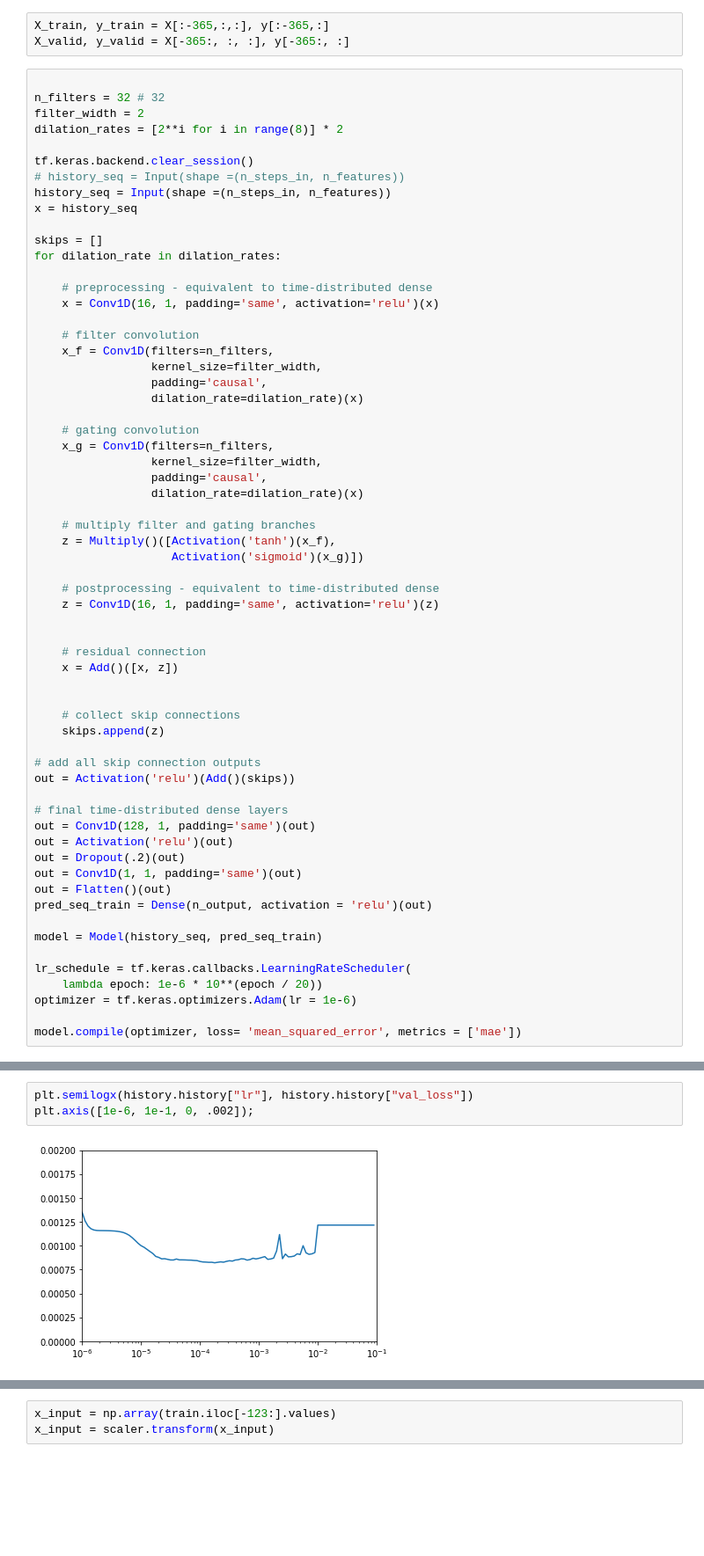
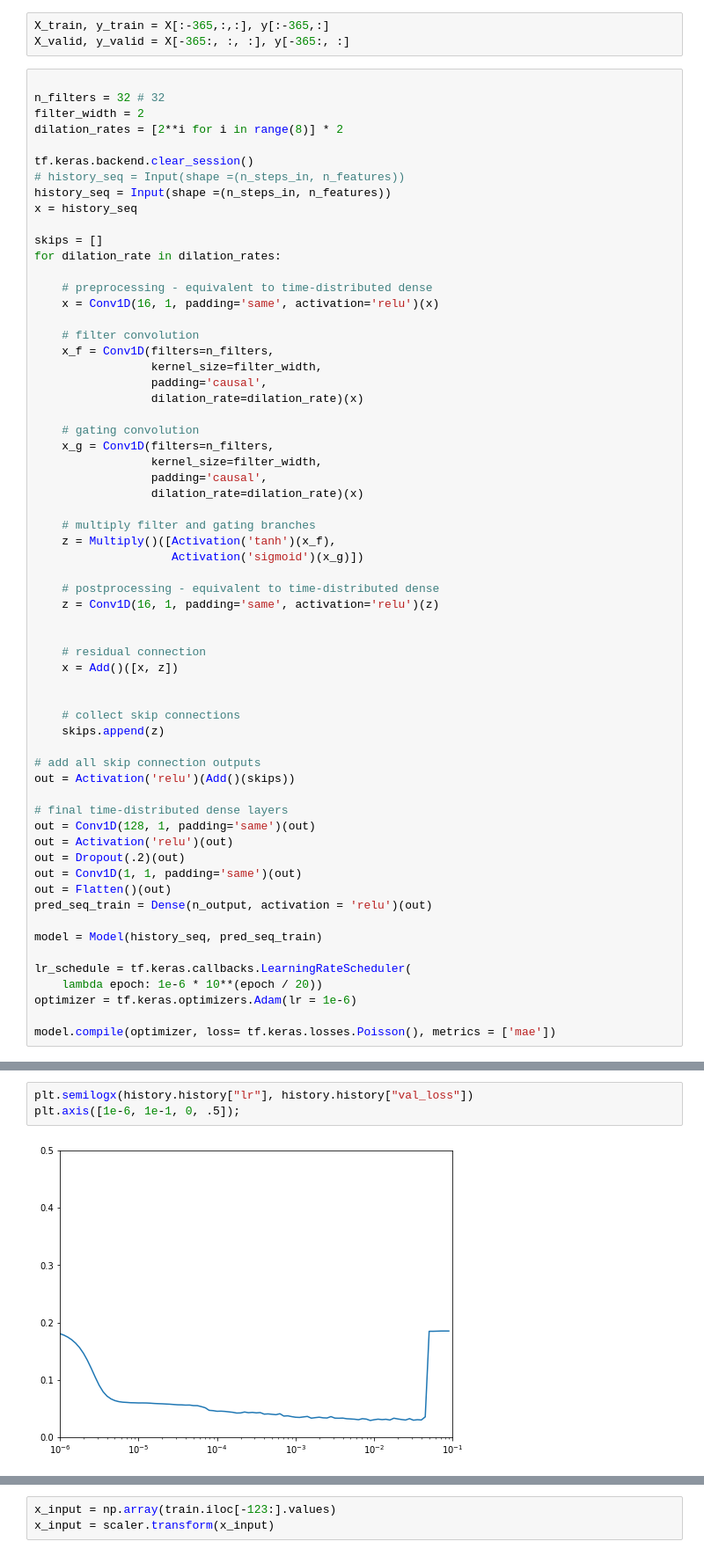
Before and after one commit to albertum1/cfc_team, a Jupyter notebook: 03-DilatedCNN.ipynb, the cells around one changed output, grey strips where cells are left out. Shown at 88% size. Drawn from its saved outputs; the diff is of its cells as text; blank space fills up the shorter version.

```diff
--- a/03-DilatedCNN.ipynb
+++ b/03-DilatedCNN.ipynb
@@ -221,7 +245,7 @@ lr_schedule = tf.keras.callbacks.LearningRateScheduler(
     lambda epoch: 1e-6 * 10**(epoch / 20))
 optimizer = tf.keras.optimizers.Adam(lr = 1e-6)
 
-model.compile(optimizer, loss= 'mean_squared_error', metrics = ['mae'])
+model.compile(optimizer, loss= tf.keras.losses.Poisson(), metrics = ['mae'])
 # %%
 history = model.fit(X_train, y_train, epochs = 100, callbacks = [lr_schedule], validation_data = (X_valid, y_valid))
 # %% [output]
@@ -251,8 +265,8 @@ plt.axis([1e-6, 1e-1, 0, .002]);
 # %%
 plt.semilogx(history.history["lr"], history.history["val_loss"])
-plt.axis([1e-6, 1e-1, 0, .002]);
+plt.axis([1e-6, 1e-1, 0, .5]);
 # %% [output]
-[figure, old version]
+[figure, new version]
 # %%
 
 n_filters = 32 # 32
```
Also changed, not shown: parts of 29 cells of this notebook.
